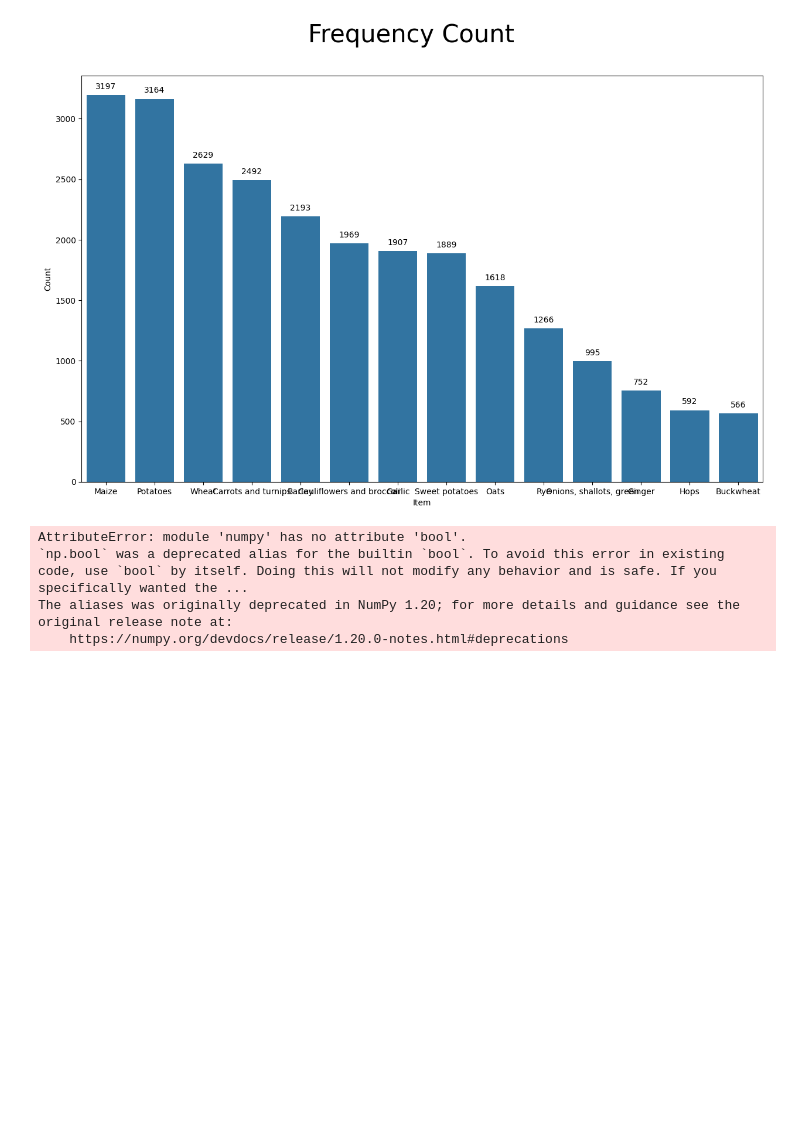
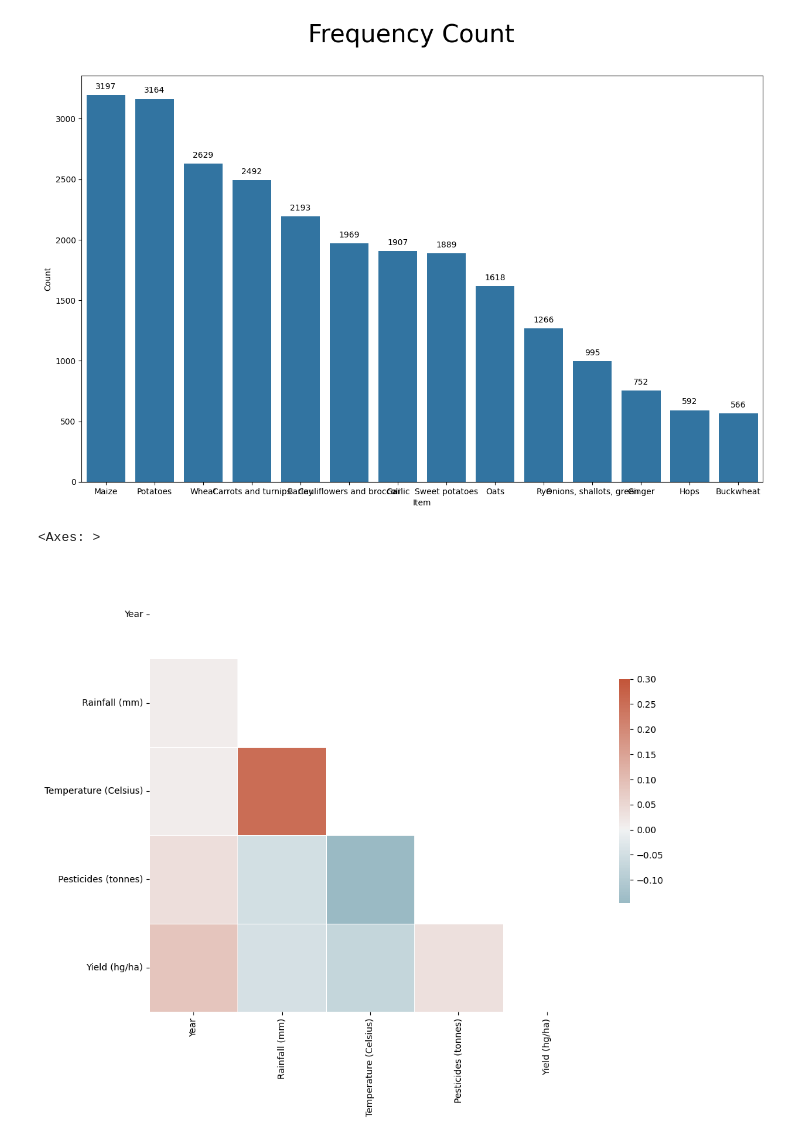
Before and after one commit to hamzafarooq89/Smart-Farming, a Jupyter notebook: Crop_Yield_Prediction.ipynb, the cells around one changed output. Saved outputs shown, nothing was run; the diff lists cells and outputs as text; code cells hidden in the pictures; blank space fills up the shorter version.

```diff
--- a/Crop_Yield_Prediction.ipynb
+++ b/Crop_Yield_Prediction.ipynb
@@ -556,24 +563,24 @@ fig.show()
 # %% [output]
 [figure]
 # %%
+# Assuming 'data' is a pandas DataFrame with numerical columns.
 corr = data.select_dtypes(include=[np.number]).corr()
 
-mask = np.zeros_like(corr, dtype=np.bool)
+# Use np.bool_ for the NumPy boolean type or just bool for the built-in Python boolean.
+mask = np.zeros_like(corr, dtype=bool)  # or dtype=np.bool_
 mask[np.triu_indices_from(mask)] = True
 
 f, ax = plt.subplots(figsize=(11, 9))
 
 # Generate a custom diverging colormap
-cmap = sns.palette="vlag"
+cmap = sns.diverging_palette(220, 20, as_cmap=True)  # Corrected syntax for defining a colormap
 
 # Draw the heatmap with the mask and correct aspect ratio
 sns.heatmap(corr, mask=mask, cmap=cmap, vmax=.3, center=0,
-            square=True, linewidths=.5, cbar_kws={"shrink": .5});
+            square=True, linewidths=.5, cbar_kws={"shrink": .5})
 # %% [output]
-AttributeError: module 'numpy' has no attribute 'bool'.
-`np.bool` was a deprecated alias for the builtin `bool`. To avoid this error in existing code, use `bool` by itself. Doing this will not modify any behavior and is safe. If you specifically wanted the ...
-The aliases was originally deprecated in NumPy 1.20; for more details and guidance see the original release note at:
-    https://numpy.org/devdocs/release/1.20.0-notes.html#deprecations
+<Axes: >
+[figure, added]
 # %%
 plt.figure(figsize=(20,3))
 
```
Also changed, not shown: parts of 20 cells of this notebook.
